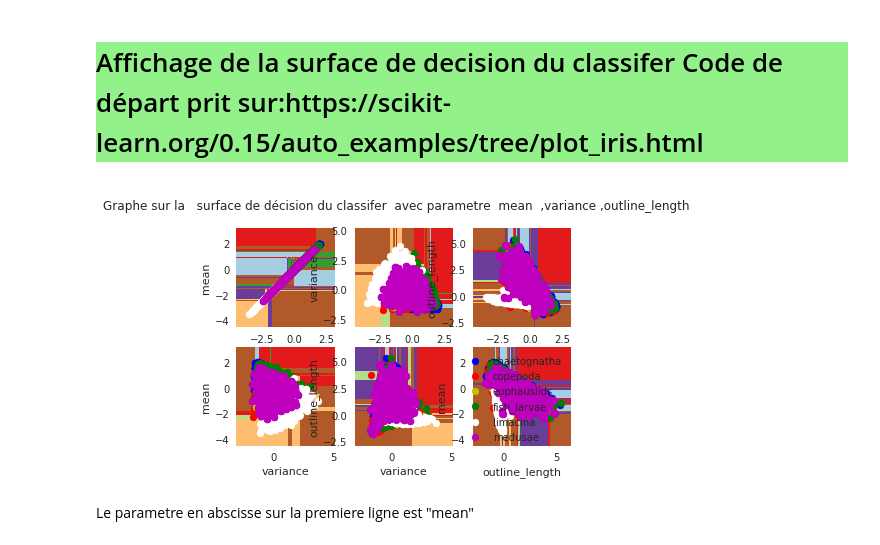
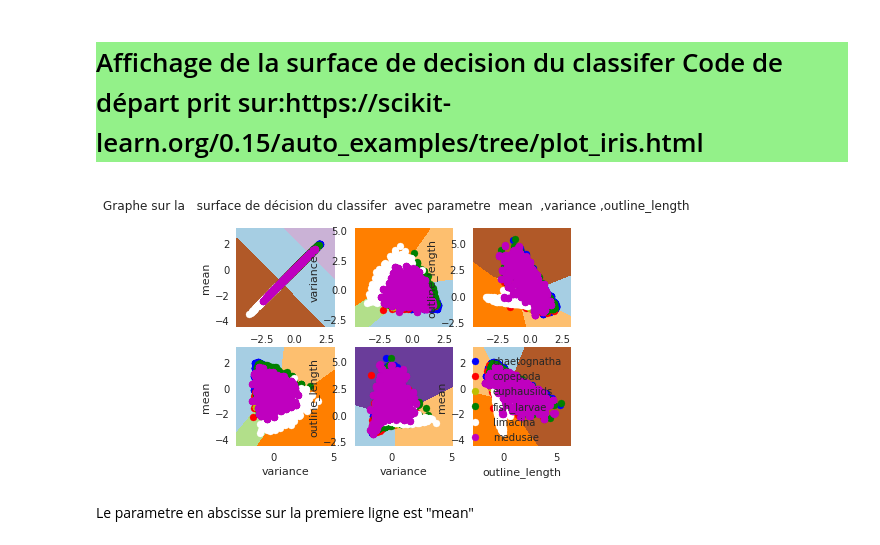
Before and after one commit to George-Marchment/OCEAN, a Jupyter notebook: starting_kit/README_visualisation.ipynb, the cells around one changed output. Drawn from its saved outputs; the diff is of its cells as text; code cells hidden in the pictures.

```diff
--- a/starting_kit/README_visualisation.ipynb
+++ b/starting_kit/README_visualisation.ipynb
@@ -417,6 +417,7 @@ import matplotlib.pyplot as plt
 
 from sklearn.datasets import load_iris
 from sklearn.tree import DecisionTreeClassifier
+from sklearn.linear_model import Perceptron
 
 
 # Parameters
@@ -446,40 +447,40 @@ for pairidx, pair in enumerate([[1, 1], [1, 2], [1, 3],
     std = X.std(axis=0)
     X = (X - mean) / std
     # Train
-    clf = DecisionTreeClassifier().fit(X, y)
+    clf = Perceptron().fit(X, y)
 
     # Plot the decision boundary
 
     plt.subplot(2, 3, pairidx + 1)
 
     x_min, x_max = X[:, 0].min() - 1, X[:, 0].max() + 1
     y_min, y_max = X[:, 1].min() - 1, X[:, 1].max() + 1
     xx, yy = np.meshgrid(np.arange(x_min, x_max, plot_step),
                           np.arange(y_min, y_max, plot_step))
 
     Z = clf.predict(np.c_[xx.ravel(), yy.ravel()])
     Z = Z.reshape(xx.shape)
     cs = plt.contourf(xx, yy, Z, cmap=plt.cm.Paired)
 
     values=['sum_axis_1_99','mean' ,'variance' ,'outline_length']
     plt.xlabel(values[pair[0]])
     plt.ylabel(values[pair[1]])
     plt.axis("tight")
     targets=['chaetognatha', 'copepoda', 'euphausiids', 'fish_larvae', 'limacina', 'medusae', 'other' ]
 
      # Plot the training points
     for i, color in zip(range(n_classes), plot_colors):
         idx = np.where(y == i)
         plt.scatter(X[idx, 0], X[idx, 1], c=color,label= targets[i],
                      cmap=plt.cm.Paired)
 
 
 
 plt.suptitle("Graphe sur la   surface de décision du classifer  avec parametre  mean  ,variance ,outline_length ")
 plt.legend()
 plt.show()
 # %% [output]
-[figure, old version]
+[figure, new version]
 # %% [markdown]
 Le parametre en abscisse sur  la premiere ligne  est "mean"
 # %% [markdown]
```
Also changed, not shown: parts of 7 cells of this notebook.
